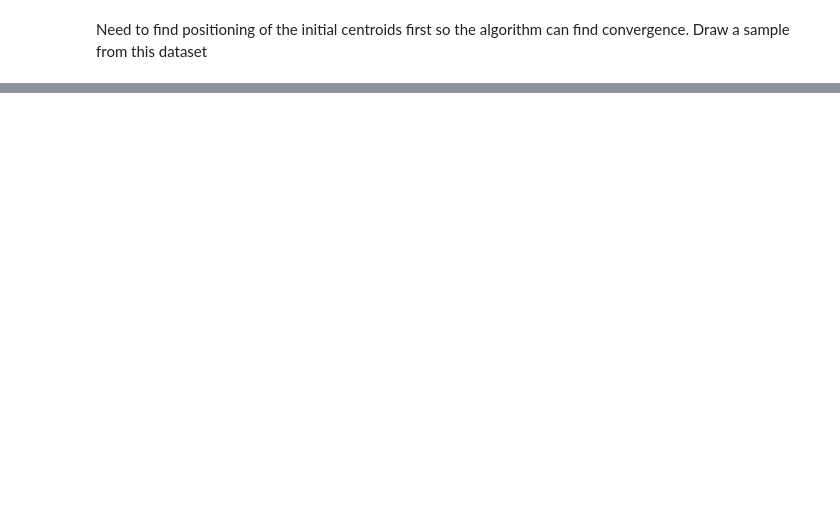
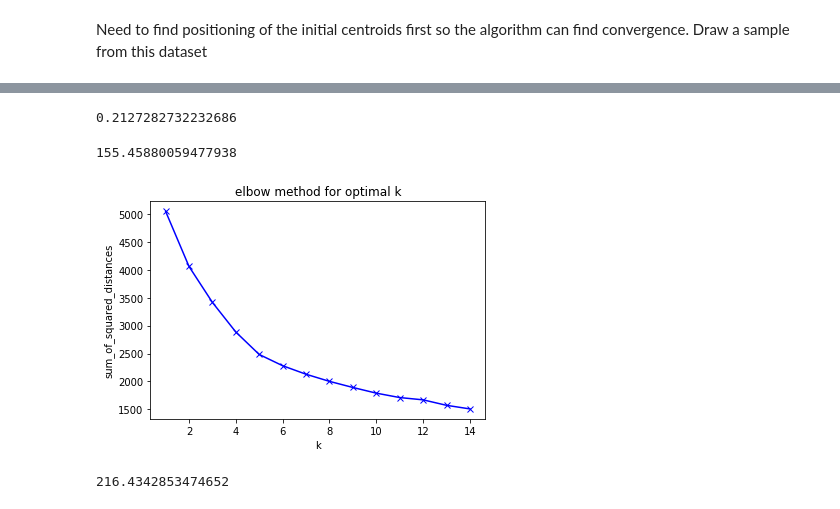
Before and after one commit to CraigMariani/WycliffeData, a Jupyter notebook: KmeansAnalysis/K_means_clustering.ipynb, the cells around one changed output, grey strips where cells are left out. Drawn from its saved outputs; the diff is of its cells as text; code cells hidden in the pictures; blank space fills up the shorter version.

```diff
--- a/KmeansAnalysis/K_means_clustering.ipynb
+++ b/KmeansAnalysis/K_means_clustering.ipynb
@@ -43,0 +89,4 @@ Need to find positioning of the initial centroids first so the algorithm can fin
+# %%
+numerical_df = sample_df.select_dtypes(exclude=['object'])
+numerical_df = numerical_df.drop(columns=['StartDate', 'EndDate', 'Coded_Marital_Status'], axis=1)
+numerical_df.head()
@@ -43,0 +100,3 @@ Need to find positioning of the initial centroids first so the algorithm can fin
+# %%
+X = StandardScaler().fit_transform(numerical_df)
+X
@@ -43,0 +117,56 @@ Need to find positioning of the initial centroids first so the algorithm can fin
+# %%
+# set number of clusters at initialization time to 12
+k_means = KMeans(n_clusters=12)
+
+#Run the clustering algorithm
+model = k_means.fit(X)
+model
+
+#Generate cluster predictions and store in y_hat
+y_hat = k_means.predict(X)
+# y_hat.shape
+# X.shape
+# model
+# %%
+# calculate silhouette coefficient
+from sklearn import metrics
+labels = k_means.labels_
+metrics.silhouette_score(X, labels, metric = 'euclidean')
+# %% [output]
+0.2127282732232686
+# %%
+# calculate the CH score
+metrics.calinski_harabasz_score(X, labels)
+# %% [output]
+155.45880059477938
+# %%
+#for each value of k, we can initialise k_means and use inertia to identify the sum of squared distances of samples to the nearest cluster centre
+sum_of_squared_distances = []
+K = range(1,15)
+for k in K:
+    k_means = KMeans(n_clusters=k)
+    model = k_means.fit(X)
+    sum_of_squared_distances.append(k_means.inertia_)
+# %%
+plt.plot(K, sum_of_squared_distances, 'bx-')
+plt.xlabel('k')
+plt.ylabel('sum_of_squared_distances')
+plt.title('elbow method for optimal k')
+plt.show()
+# %% [output]
+[figure, added]
+# %%
+# set number of clusters at initialization time to 12
+k_means = KMeans(n_clusters=5)
+
+#Run the clustering algorithm
+model = k_means.fit(X)
+model
+
+#Generate cluster predictions and store in y_hat
+y_hat = k_means.predict(X)
+labels = k_means.labels_
+metrics.silhouette_score(X, labels, metric = 'euclidean')
+metrics.calinski_harabasz_score(X, labels)
+# %% [output]
+216.4342853474652
```
Also changed, not shown: parts of 17 cells of this notebook, 5 other files.
